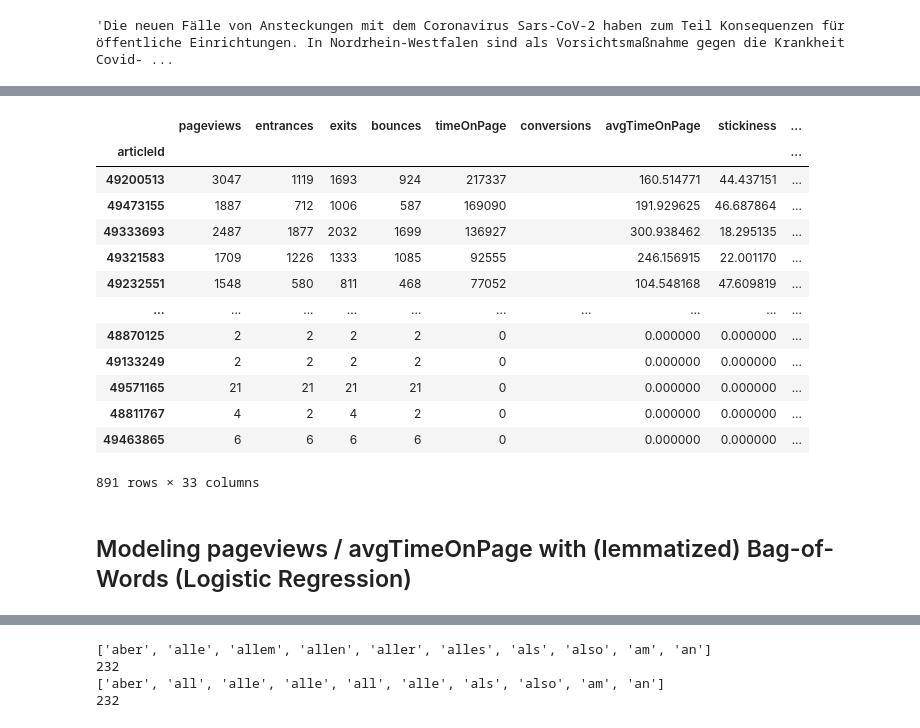
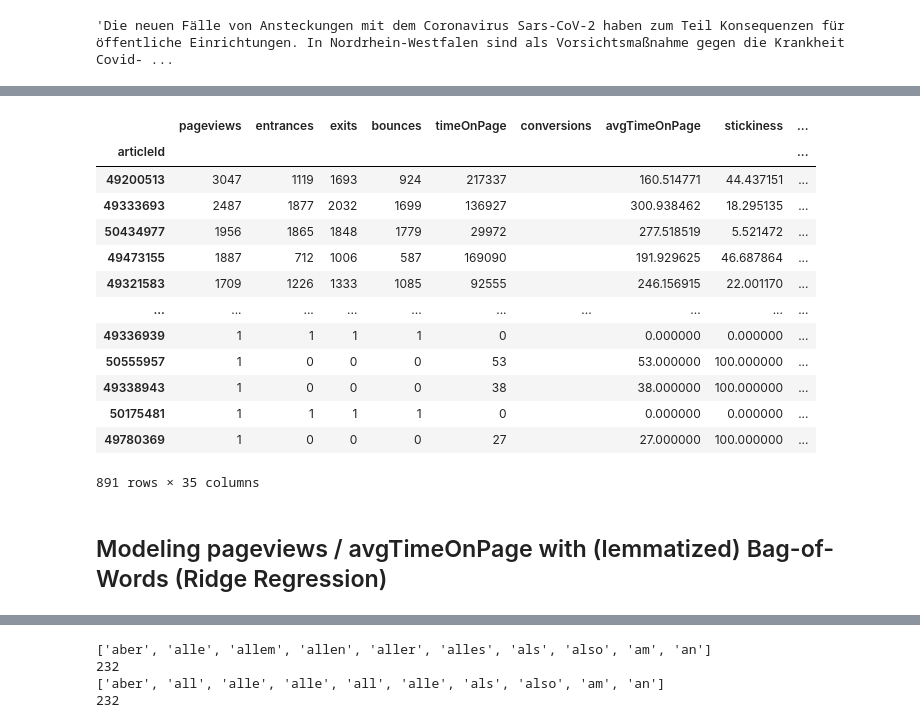
Before and after one commit to susannaruecker/master_thesis, a Jupyter notebook: first_trial_BOW.ipynb, the cells around one changed output, grey strips where cells are left out. Saved outputs shown, nothing was run; the diff lists cells and outputs as text; code cells hidden in the pictures.

```diff
--- a/first_trial_BOW.ipynb
+++ b/first_trial_BOW.ipynb
@@ -67,27 +75,27 @@ Data columns (total 35 columns):
 dtypes: float64(6), int64(9), object(20)
 memory usage: 290.6+ KB
 # %%
-#df.sort_values(by='pageviews', ascending=False)
-df.sort_values(by='timeOnPage', ascending=False)
+df.sort_values(by='pageviews', ascending=False)
+#df.sort_values(by='timeOnPage', ascending=False)
 #df.sort_values(by='avgTimeOnPage', ascending=False)
 #df.sort_values(by='stickiness', ascending=False)
 # %% [output]
 |  | pageviews | entrances | exits | bounces | timeOnPage | conversions | avgTimeOnPage | stickiness | ... |
 | articleId |  |  |  |  |  |  |  |  | ... |
 | 49200513 | 3047 | 1119 | 1693 | 924 | 217337 |  | 160.514771 | 44.437151 | ... |
+| 49333693 | 2487 | 1877 | 2032 | 1699 | 136927 |  | 300.938462 | 18.295135 | ... |
+| 50434977 | 1956 | 1865 | 1848 | 1779 | 29972 |  | 277.518519 | 5.521472 | ... |
 | 49473155 | 1887 | 712 | 1006 | 587 | 169090 |  | 191.929625 | 46.687864 | ... |
-| 49333693 | 2487 | 1877 | 2032 | 1699 | 136927 |  | 300.938462 | 18.295135 | ... |
 | 49321583 | 1709 | 1226 | 1333 | 1085 | 92555 |  | 246.156915 | 22.001170 | ... |
-| 49232551 | 1548 | 580 | 811 | 468 | 77052 |  | 104.548168 | 47.609819 | ... |
 | ... | ... | ... | ... | ... | ... | ... | ... | ... | ... |
-| 48870125 | 2 | 2 | 2 | 2 | 0 |  | 0.000000 | 0.000000 | ... |
-| 49133249 | 2 | 2 | 2 | 2 | 0 |  | 0.000000 | 0.000000 | ... |
-| 49571165 | 21 | 21 | 21 | 21 | 0 |  | 0.000000 | 0.000000 | ... |
-| 48811767 | 4 | 2 | 4 | 2 | 0 |  | 0.000000 | 0.000000 | ... |
-| 49463865 | 6 | 6 | 6 | 6 | 0 |  | 0.000000 | 0.000000 | ... |
+| 49336939 | 1 | 1 | 1 | 1 | 0 |  | 0.000000 | 0.000000 | ... |
+| 50555957 | 1 | 0 | 0 | 0 | 53 |  | 53.000000 | 100.000000 | ... |
+| 49338943 | 1 | 0 | 0 | 0 | 38 |  | 38.000000 | 100.000000 | ... |
+| 50175481 | 1 | 1 | 1 | 1 | 0 |  | 0.000000 | 0.000000 | ... |
+| 49780369 | 1 | 0 | 0 | 0 | 27 |  | 27.000000 | 100.000000 | ... |
-891 rows × 33 columns
+891 rows × 35 columns
 # %% [markdown]
-## Modeling pageviews / avgTimeOnPage with (lemmatized) Bag-of-Words (Logistic Regression)
+## Modeling pageviews / avgTimeOnPage with (lemmatized) Bag-of-Words (Ridge Regression)
 # %%
 #creating train, dev, test
 RANDOM_SEED = 123
```
Also changed, not shown: parts of 26 cells of this notebook, 3 other files.
